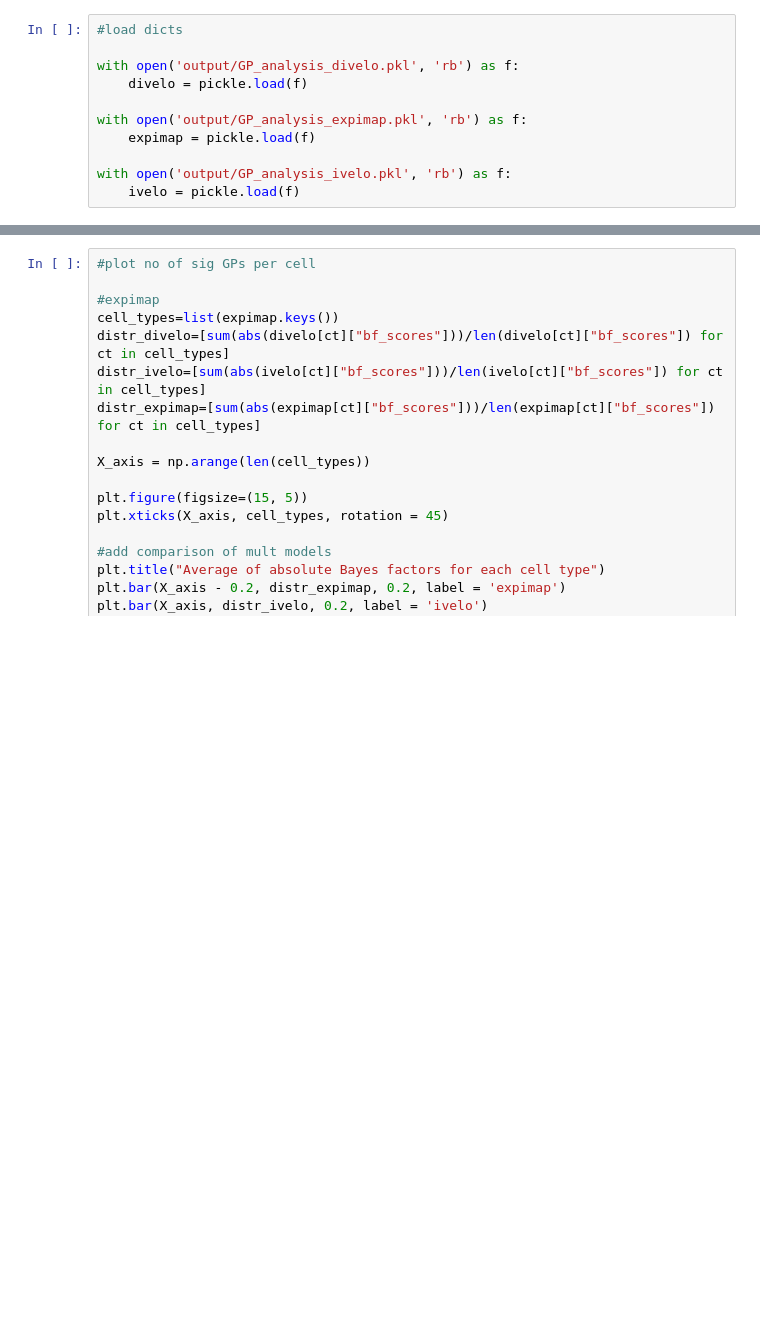
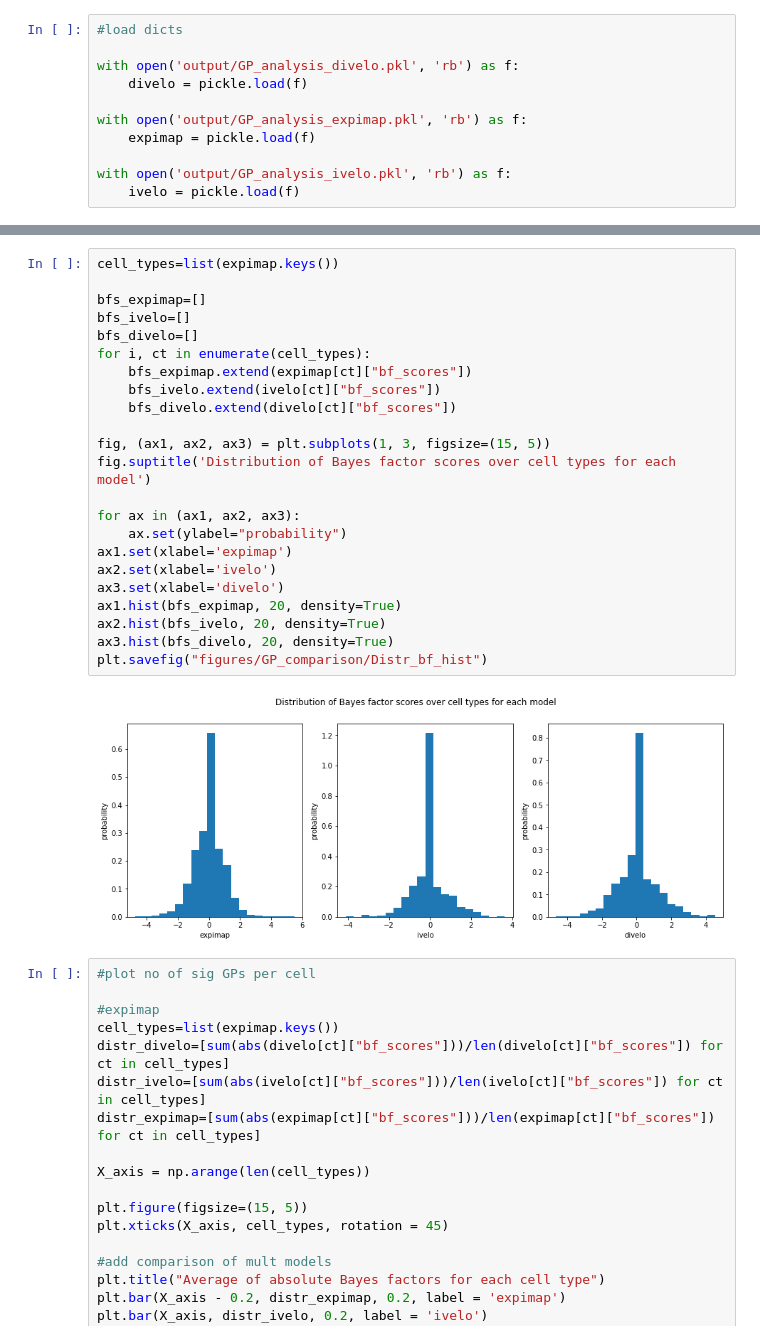
Before and after one commit to chelseabright96/velo_interpret, a Jupyter notebook: velovi/comparison.ipynb, the cells around one changed output, grey strips where cells are left out. Drawn from its saved outputs; the diff is of its cells as text; blank space fills up the shorter version.

```diff
--- a/velovi/comparison.ipynb
+++ b/velovi/comparison.ipynb
@@ -81,3 +85,28 @@ plt.savefig("figures/GP_comparison/no_sig_GPs")
+# %%
+cell_types=list(expimap.keys())
+
+bfs_expimap=[]
+bfs_ivelo=[]
+bfs_divelo=[]
+for i, ct in enumerate(cell_types):
+    bfs_expimap.extend(expimap[ct]["bf_scores"])
+    bfs_ivelo.extend(ivelo[ct]["bf_scores"])
+    bfs_divelo.extend(divelo[ct]["bf_scores"])
+
+fig, (ax1, ax2, ax3) = plt.subplots(1, 3, figsize=(15, 5))
+fig.suptitle('Distribution of Bayes factor scores over cell types for each model')
+
+for ax in (ax1, ax2, ax3):
+    ax.set(ylabel="probability")
+ax1.set(xlabel='expimap')
+ax2.set(xlabel='ivelo')
+ax3.set(xlabel='divelo')
+ax1.hist(bfs_expimap, 20, density=True)
+ax2.hist(bfs_ivelo, 20, density=True)
+ax3.hist(bfs_divelo, 20, density=True)
+plt.savefig("figures/GP_comparison/Distr_bf_hist")
+# %% [output]
+[figure, added]
 # %%
 #plot no of sig GPs per cell
 
```
Also changed, not shown: parts of 8 cells of this notebook, 5 other files.
